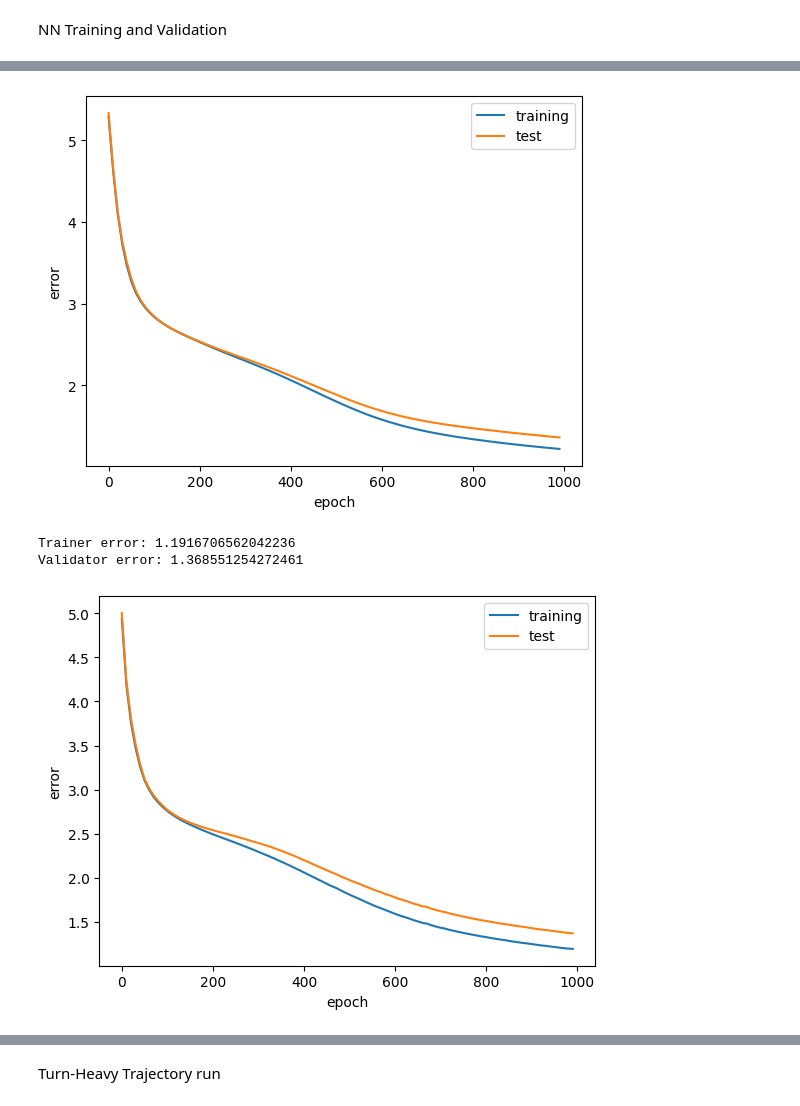
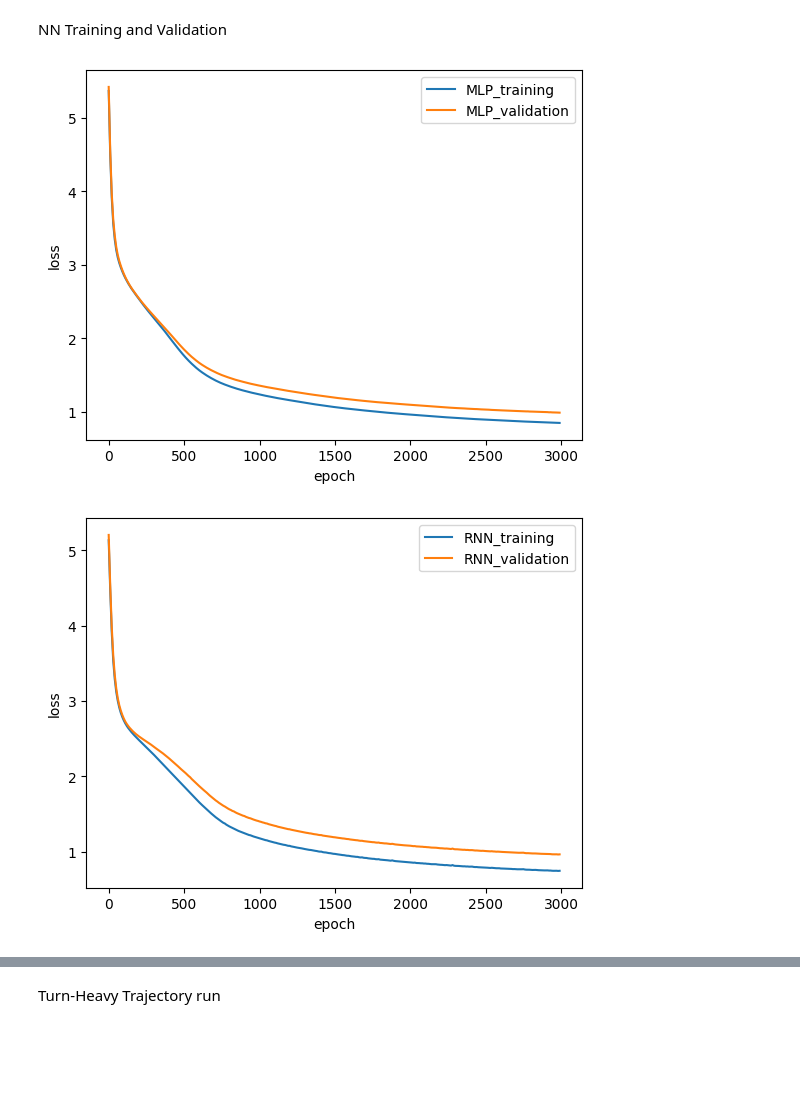
Before and after one commit to sebilee/predictive-learning-spatial-representations, a Jupyter notebook: Experiments/experiment_MultiTrajRNN_Restructured.ipynb, the cells around one changed output, grey strips where cells are left out. Saved outputs shown, nothing was run; the diff lists cells and outputs as text; code cells hidden in the pictures; blank space fills up the shorter version.

```diff
--- a/Experiments/experiment_MultiTrajRNN_Restructured.ipynb
+++ b/Experiments/experiment_MultiTrajRNN_Restructured.ipynb
@@ -62,6 +76,8 @@ VALIDATOR_START_SEED = 350
 
 TEST_SEED = 123
 TEST_STEPS = 200
+
+TRAINING_EPOCHS = 3000
 # %% [markdown]
 Gridworld Creation
 # %%
@@ -84,28 +100,33 @@ plt.imshow(grid.grid)
 # %% [markdown]
 NN Training and Validation
 # %%
+#Generate trainer and validator agents
+
 trainer_inputs_stack, trainer_target_stack, trainer_agent_list = dataset_generator.generate_dataset(grid, trajectories.random_policy, ACTION_PROBS, VIEW_SIZE, N_STEPS, N_TRAJ, TRAINER_MOVE_SEED, random_start=True, start_seed_start=TRAINER_START_SEED)
 validator_inputs_stack, validator_target_stack, validator_agent_list = dataset_generator.generate_dataset(grid, trajectories.random_policy, ACTION_PROBS, VIEW_SIZE, N_STEPS, 5, VALIDATOR_MOVE_SEED, random_start=True, start_seed_start=VALIDATOR_START_SEED)
+
+#Train MLP
 
 INPUT_SIZE = trainer_inputs_stack.shape[2]
 OUTPUT_SIZE = trainer_target_stack.shape[2]
 HIDDEN_SIZE = 64
 
 model_MLP = NN_models.SimpleMLP(INPUT_SIZE, OUTPUT_SIZE, HIDDEN_SIZE, "relu")
-loss_history = model_training_evaluator.model_training(model_MLP, trainer_inputs_stack, trainer_target_stack, validator_inputs_stack, validator_target_stack)
+MLP_loss_info = model_training_evaluator.model_training(model_MLP, trainer_inputs_stack, trainer_target_stack, validator_inputs_stack, validator_target_stack, TRAINING_EPOCHS)
 
+model_training_evaluator.plot_training_result(MLP_loss_info, "epoch", "loss", "MLP_training", "MLP_validation")
 
-model_training_evaluator.model_evaluation(model_MLP, trainer_inputs_stack, trainer_target_stack, "trainer")
-model_training_evaluator.model_evaluation(model_MLP, validator_inputs_stack, validator_target_stack, "validator")
-
+#Train RNN
 
 model_RNN = NN_models.BasicRNN(INPUT_SIZE, OUTPUT_SIZE, HIDDEN_SIZE, "relu")
-loss_history = model_training_evaluator.model_training(model_RNN, trainer_inputs_stack, trainer_target_stack, validator_inputs_stack, validator_target_stack)
+RNN_loss_info = model_training_evaluator.model_training(model_RNN, trainer_inputs_stack, trainer_target_stack, validator_inputs_stack, validator_target_stack, TRAINING_EPOCHS)
 
+model_training_evaluator.plot_training_result(RNN_loss_info, "epoch", "loss", "RNN_training", "RNN_validation")
 
-model_training_evaluator.model_evaluation(model_RNN, trainer_inputs_stack, trainer_target_stack, "trainer")
-model_training_evaluator.model_evaluation(model_RNN, validator_inputs_stack, validator_target_stack, "validator")
-model_training_evaluator.baseline_evaluation(validator_inputs_stack, validator_target_stack)
+#Baseline Loss Evaluation
 
 model_training_evaluator.baseline_evaluation(validator_inputs_stack, validator_target_stack)
+model_training_evaluator.baseline_evaluation(validator_inputs_stack, validator_target_stack)
 # %% [output]
+[figure, new version]
+[figure, new version]
@@ -114,4 +134,0 @@ Validator error: 1.360748291015625
-[figure, old version]
-Trainer error: 1.1916706562042236
-Validator error: 1.368551254272461
-[figure, old version]
```
Also changed, not shown: parts of 8 cells of this notebook, 5 other files.
